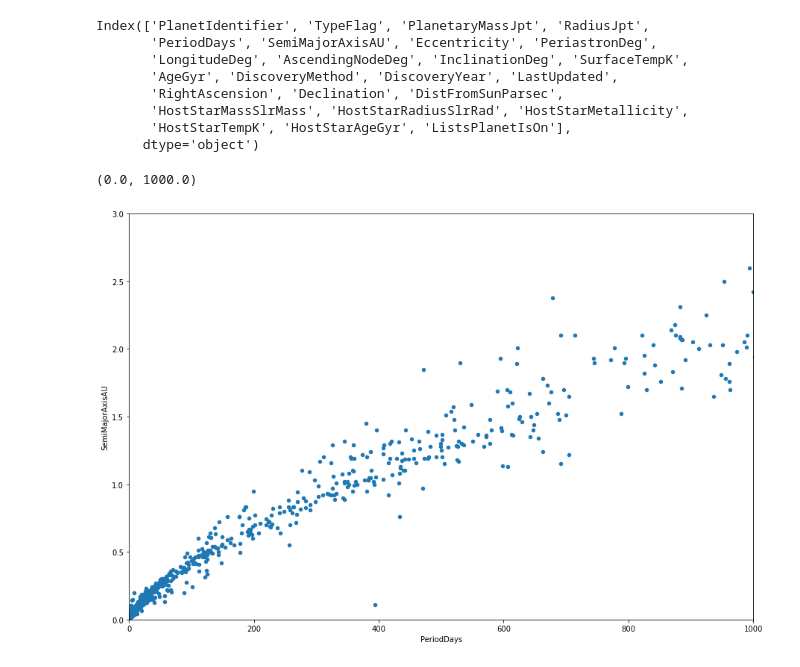
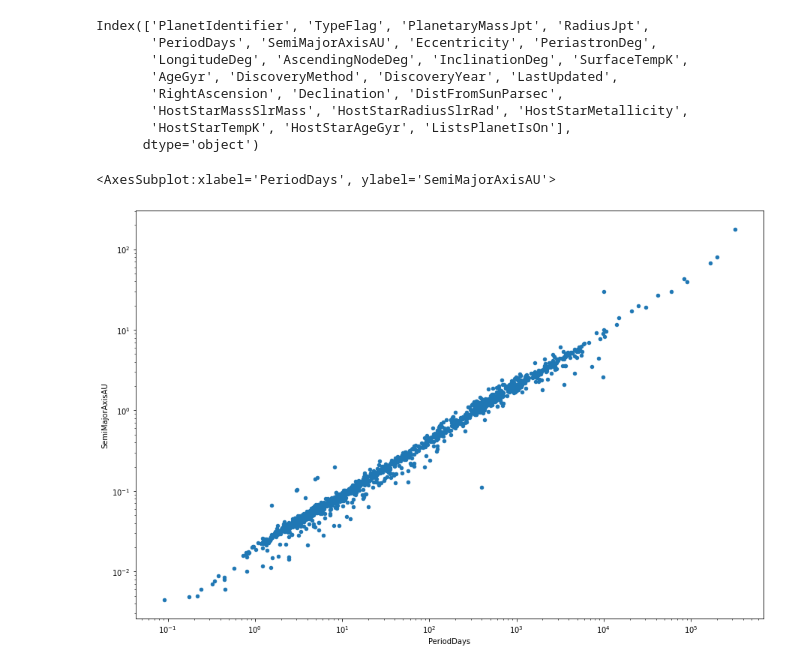
Before and after one commit to nbrockett/applied-bayesian-methods, a Jupyter notebook: 1-linear-regression/linear-regression.ipynb, the cells around one changed output. Drawn from its saved outputs; the diff is of its cells as text; code cells hidden in the pictures.

Commit message:
changed to log-log plot

```diff
--- a/1-linear-regression/linear-regression.ipynb
+++ b/1-linear-regression/linear-regression.ipynb
@@ -36,9 +36,9 @@ Index(['PlanetIdentifier', 'TypeFlag', 'PlanetaryMassJpt', 'RadiusJpt',
       dtype='object')
 # %%
 fig, ax = plt.subplots(figsize=(15,10))
-df.plot(x='PeriodDays', y='SemiMajorAxisAU', kind='scatter', ax=ax)
-ax.set_ylim([0,3])
-ax.set_xlim([0,1000])
+df.plot(x='PeriodDays', gy='SemiMajorAxisAU', kind='scatter', ax=ax, logx=True, logy=True)
+# ax.set_ylim([0,3])
+# ax.set_xlim([0,1000])g
 # %% [output]
-(0.0, 1000.0)
+<AxesSubplot:xlabel='PeriodDays', ylabel='SemiMajorAxisAU'>
-[figure, old version]
+[figure, new version]
```
